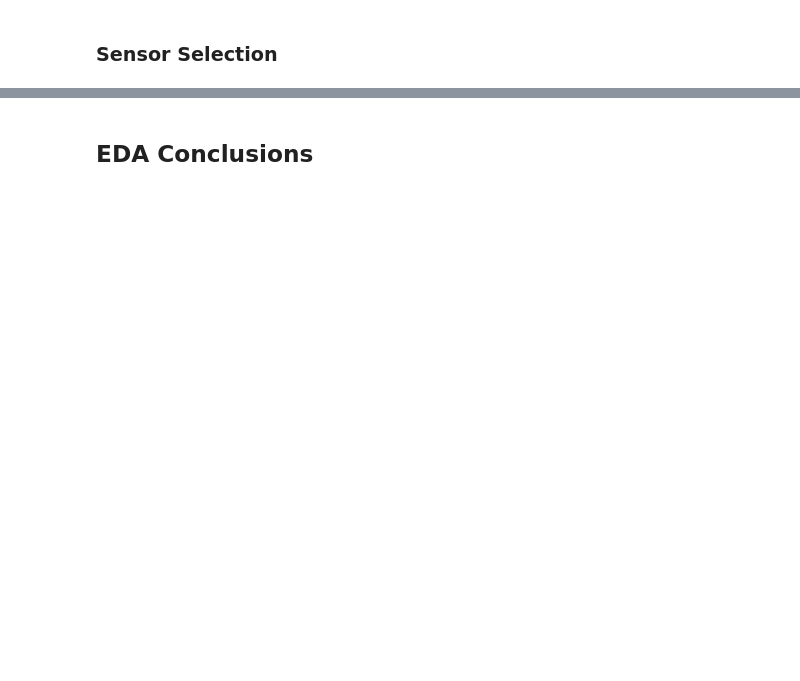
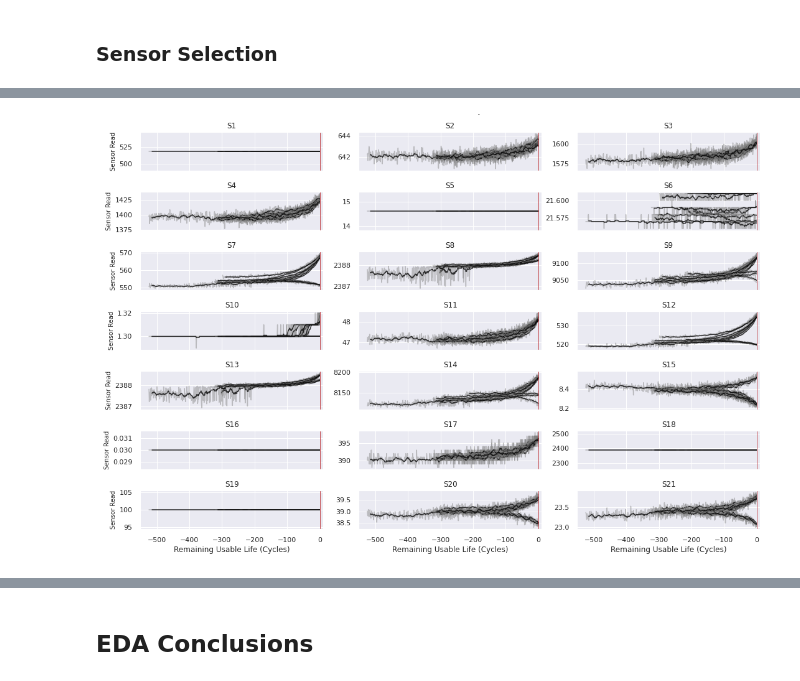
Before and after one commit to andrea-fantini/Predictive_Maintenance_Fanjet, a Jupyter notebook: notebooks/3 - Exploratory Data Analysis.ipynb, the cells around one changed output, grey strips where cells are left out. Cells and saved outputs as stored; diff of their text form; code cells hidden in the pictures; blank space fills up the shorter version.

```diff
--- a/notebooks/3 - Exploratory Data Analysis.ipynb
+++ b/notebooks/3 - Exploratory Data Analysis.ipynb
@@ -198,0 +278,4 @@ fig.tight_layout();
+# %%
+Image(filename='figures/FD003_sensor_traces.png')
+# %% [output]
+[figure, added]
```
Also changed, not shown: parts of 22 cells of this notebook, 1 other file.
